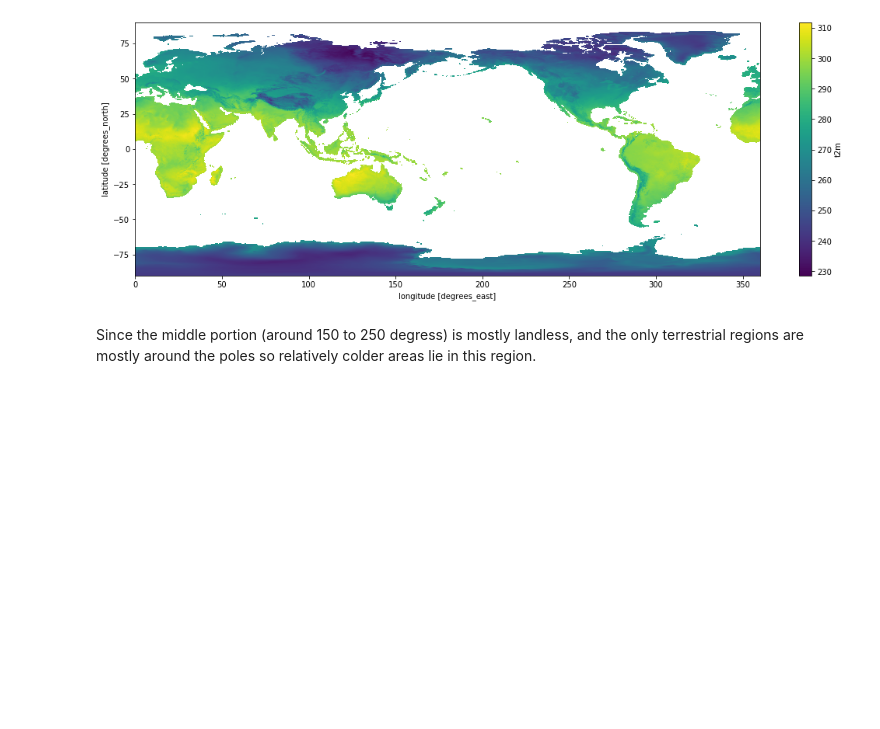
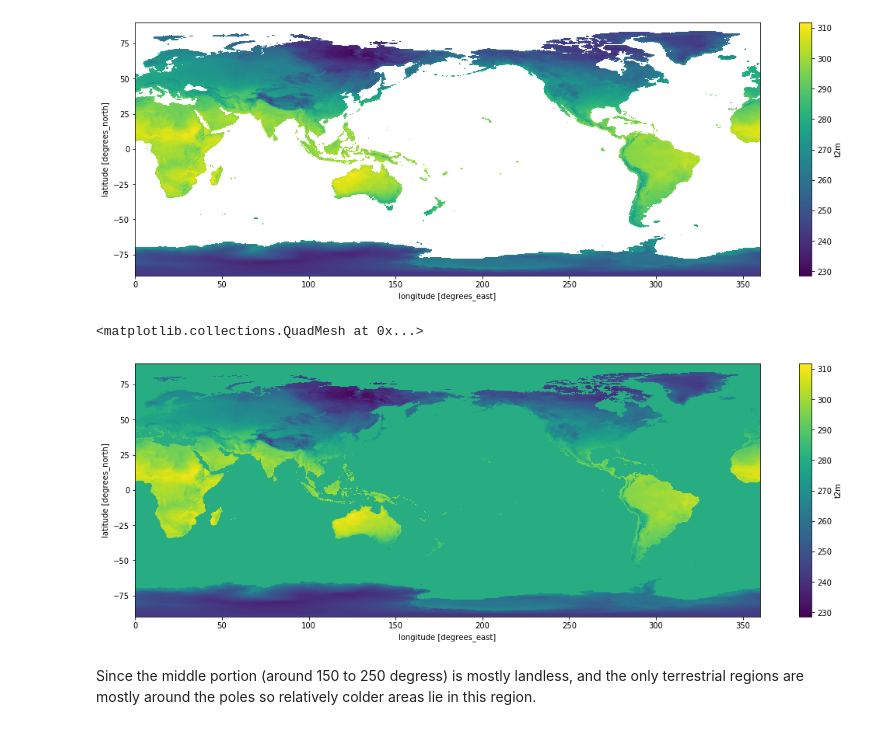
Before and after one commit to visvash/Climate-Informatics, a Jupyter notebook: Climate Informatics Project.ipynb, the cells around one changed output. Cells and saved outputs as stored; diff of their text form; code cells hidden in the pictures; blank space fills up the shorter version.

```diff
--- a/Climate Informatics Project.ipynb
+++ b/Climate Informatics Project.ipynb
@@ -385,6 +385,11 @@ da.mean(dim='time').plot(figsize=(18,6))
 # %% [output]
 <matplotlib.collections.QuadMesh at 0x...>
 [figure]
+# %%
+dA.mean(dim='time').plot(figsize=(18,6))
+# %% [output]
+<matplotlib.collections.QuadMesh at 0x...>
+[figure, added]
 # %% [markdown]
 Since the middle portion (around 150 to 250 degress) is mostly landless, and the only terrestrial regions are mostly around the poles so relatively colder areas lie in this region.
 # %%
```
Also changed, not shown: parts of 39 cells of this notebook.
